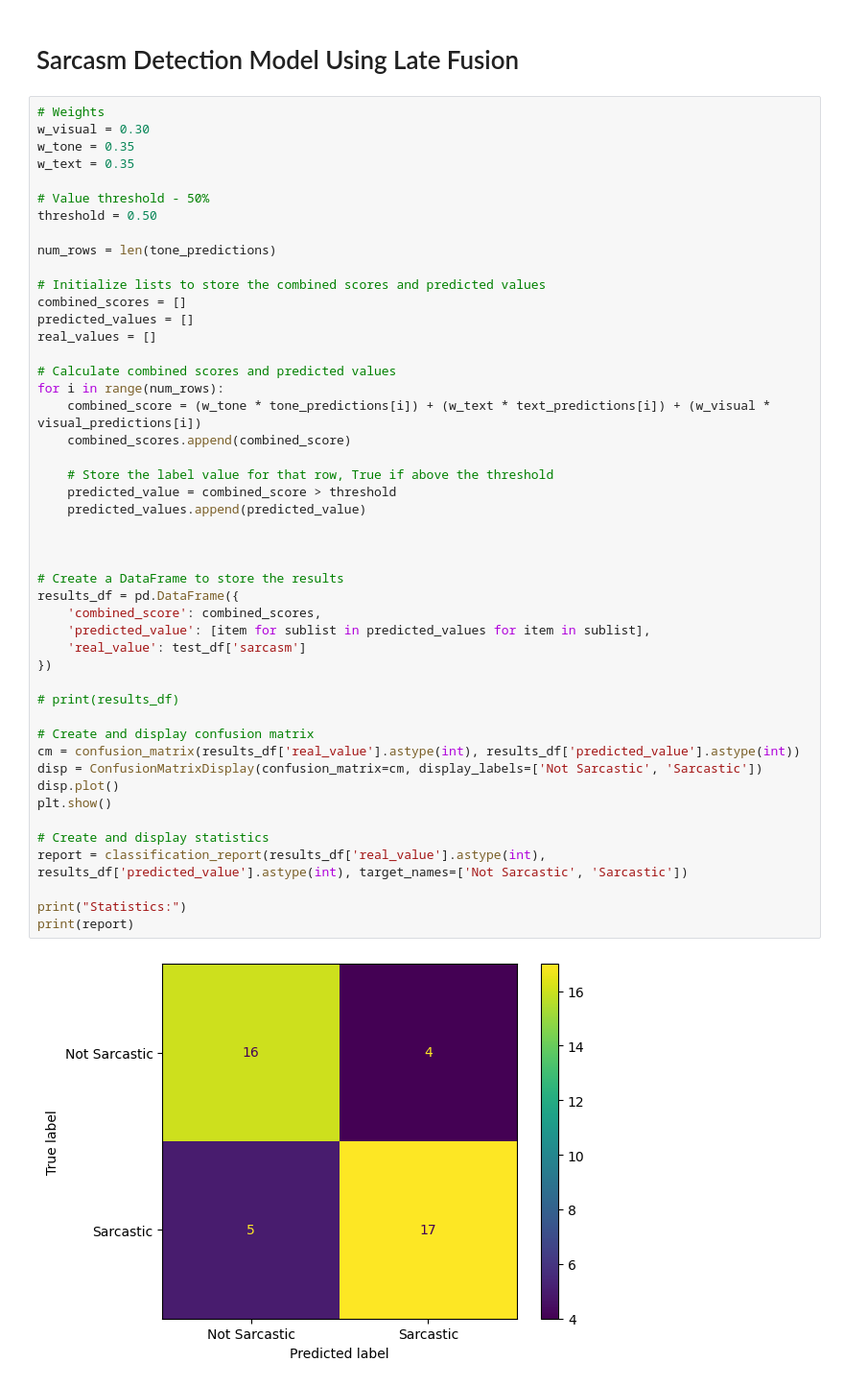
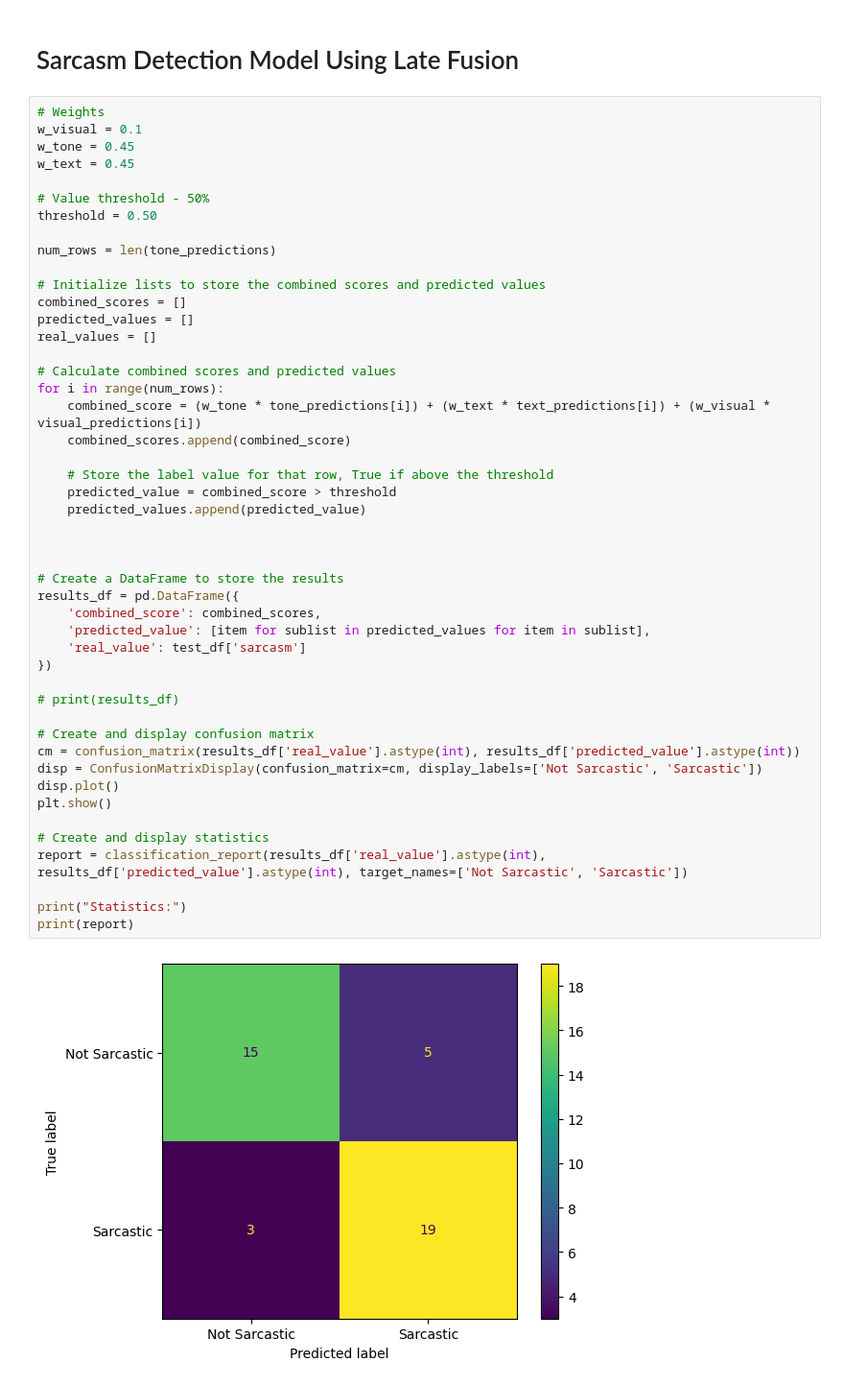
Before and after one commit to katiesun138/cmpt-419, a Jupyter notebook: SarcasmDetectionModel.ipynb, the cells around one changed output. Shown: that part at 96% size. Drawn from its saved outputs; the diff is of its cells as text.

```diff
--- a/SarcasmDetectionModel.ipynb
+++ b/SarcasmDetectionModel.ipynb
@@ -508,9 +508,9 @@ Predicted Values:
 # Sarcasm Detection Model Using Late Fusion
 # %%
 # Weights
-w_visual = 0.30
-w_tone = 0.35
-w_text = 0.35
+w_visual = 0.1
+w_tone = 0.45
+w_text = 0.45
 
 # Value threshold - 50%
 threshold = 0.50
@@ -527,34 +527,34 @@ for i in range(num_rows):
     combined_score = (w_tone * tone_predictions[i]) + (w_text * text_predictions[i]) + (w_visual * visual_predictions[i])
     combined_scores.append(combined_score)
 
     # Store the label value for that row, True if above the threshold
     predicted_value = combined_score > threshold
     predicted_values.append(predicted_value)
 
 
 
 # Create a DataFrame to store the results
 results_df = pd.DataFrame({
     'combined_score': combined_scores,
     'predicted_value': [item for sublist in predicted_values for item in sublist],
     'real_value': test_df['sarcasm']
 })
 
 # print(results_df)
 
 # Create and display confusion matrix
 cm = confusion_matrix(results_df['real_value'].astype(int), results_df['predicted_value'].astype(int))
 disp = ConfusionMatrixDisplay(confusion_matrix=cm, display_labels=['Not Sarcastic', 'Sarcastic'])
 disp.plot()
 plt.show()
 
 # Create and display statistics
 report = classification_report(results_df['real_value'].astype(int), results_df['predicted_value'].astype(int), target_names=['Not Sarcastic', 'Sarcastic'])
 
 print("Statistics:")
 print(report)
 # %% [output]
-[figure, old version]
+[figure, new version]
 Statistics:
                precision    recall  f1-score   support
 
```
Also changed, not shown: parts of 13 cells of this notebook.
